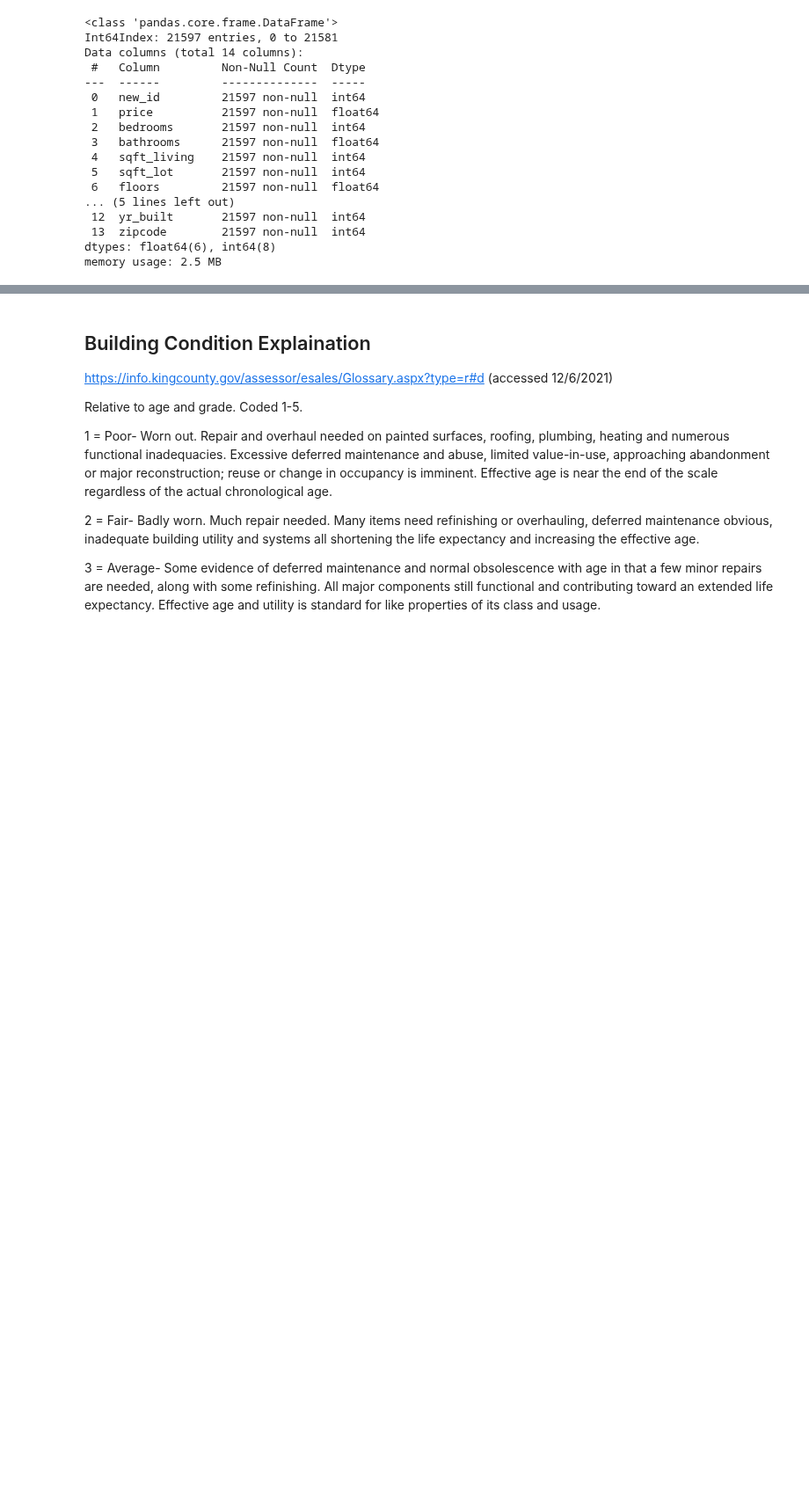
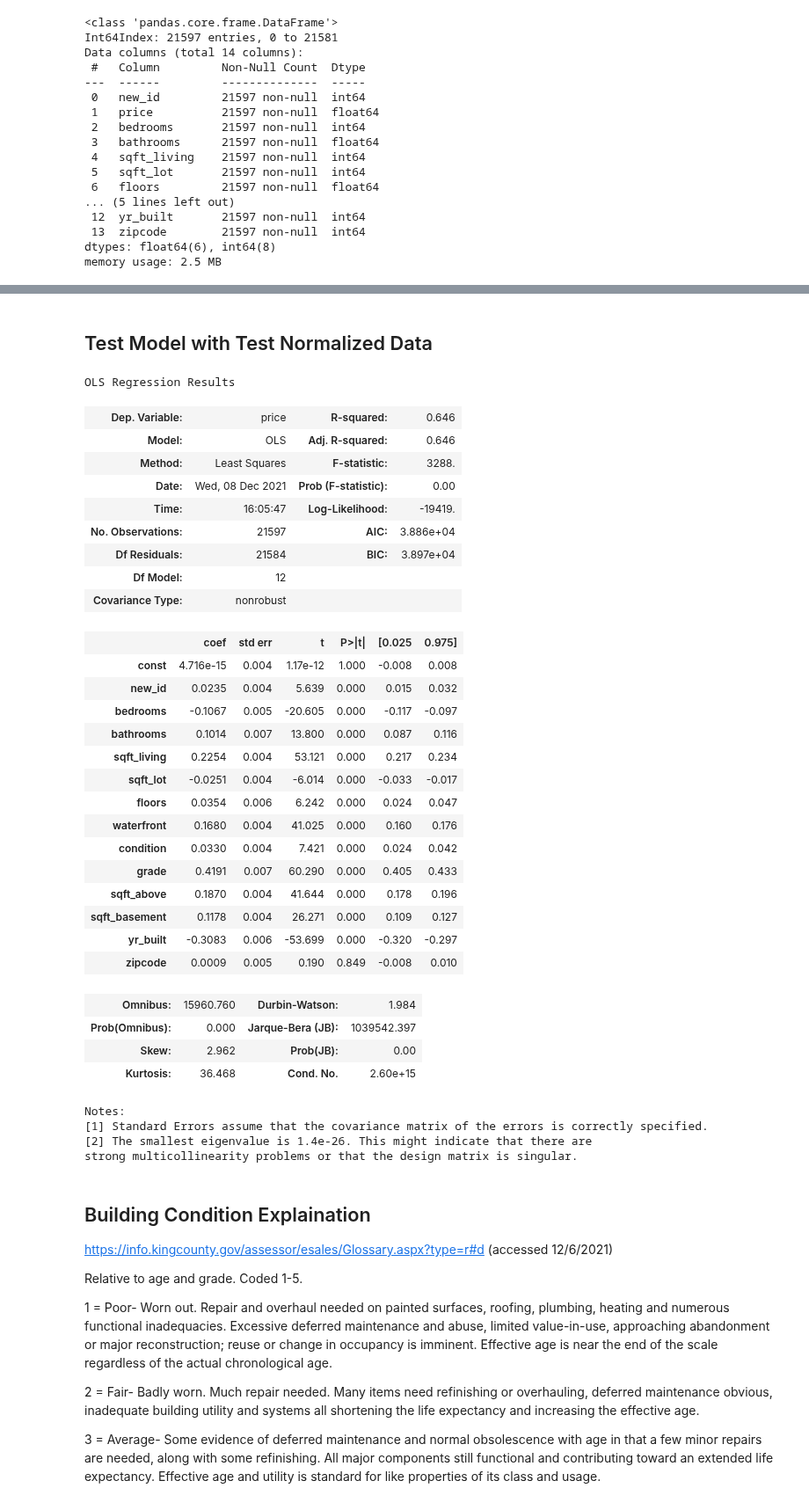
Before and after one commit to jxn628/dsc-home-price-analysis, a Jupyter notebook: student.ipynb, the cells around one changed output, grey strips where cells are left out. Shown at 88% size. Cells and saved outputs as stored; diff of their text form; code cells hidden in the pictures; blank space fills up the shorter version.

```diff
--- a/student.ipynb
+++ b/student.ipynb
@@ -255,0 +358,3 @@ memory usage: 2.5 MB
+# %%
+data= test_df
+data.head()
@@ -255,0 +368,3 @@ memory usage: 2.5 MB
+# %%
+df_norm = norm_feat(data)
+df_norm.head()
@@ -256,3 +378,46 @@ memory usage: 2.5 MB
+# %% [markdown]
+## Test Model with Test Normalized Data
+# %%
+X = df_norm.drop('price', axis=1)
+y = df_norm['price']
+# %%
+X_int = sm.add_constant(X)
+model = sm.OLS(y,X_int).fit()
+model.summary()
+# %% [output]
+OLS Regression Results
+| Dep. Variable: | price | R-squared: | 0.646 |
+| Model: | OLS | Adj. R-squared: | 0.646 |
+| Method: | Least Squares | F-statistic: | 3288. |
+| Date: | Wed, 08 Dec 2021 | Prob (F-statistic): | 0.00 |
+| Time: | 16:05:47 | Log-Likelihood: | -19419. |
+| No. Observations: | 21597 | AIC: | 3.886e+04 |
+| Df Residuals: | 21584 | BIC: | 3.897e+04 |
+| Df Model: | 12 |  |  |
+| Covariance Type: | nonrobust |  |  |
+|  | coef | std err | t | P>|t| | [0.025 | 0.975] |
+| const | 4.716e-15 | 0.004 | 1.17e-12 | 1.000 | -0.008 | 0.008 |
+| new_id | 0.0235 | 0.004 | 5.639 | 0.000 | 0.015 | 0.032 |
+| bedrooms | -0.1067 | 0.005 | -20.605 | 0.000 | -0.117 | -0.097 |
+| bathrooms | 0.1014 | 0.007 | 13.800 | 0.000 | 0.087 | 0.116 |
+| sqft_living | 0.2254 | 0.004 | 53.121 | 0.000 | 0.217 | 0.234 |
+| sqft_lot | -0.0251 | 0.004 | -6.014 | 0.000 | -0.033 | -0.017 |
+| floors | 0.0354 | 0.006 | 6.242 | 0.000 | 0.024 | 0.047 |
+| waterfront | 0.1680 | 0.004 | 41.025 | 0.000 | 0.160 | 0.176 |
+| condition | 0.0330 | 0.004 | 7.421 | 0.000 | 0.024 | 0.042 |
+| grade | 0.4191 | 0.007 | 60.290 | 0.000 | 0.405 | 0.433 |
+| sqft_above | 0.1870 | 0.004 | 41.644 | 0.000 | 0.178 | 0.196 |
+| sqft_basement | 0.1178 | 0.004 | 26.271 | 0.000 | 0.109 | 0.127 |
+| yr_built | -0.3083 | 0.006 | -53.699 | 0.000 | -0.320 | -0.297 |
+| zipcode | 0.0009 | 0.005 | 0.190 | 0.849 | -0.008 | 0.010 |
+| Omnibus: | 15960.760 | Durbin-Watson: | 1.984 |
+| Prob(Omnibus): | 0.000 | Jarque-Bera (JB): | 1039542.397 |
+| Skew: | 2.962 | Prob(JB): | 0.00 |
+| Kurtosis: | 36.468 | Cond. No. | 2.60e+15 |
+Notes:
+[1] Standard Errors assume that the covariance matrix of the errors is correctly specified.
+[2] The smallest eigenvalue is 1.4e-26. This might indicate that there are
+strong multicollinearity problems or that the design matrix is singular.
 # %% [markdown]
 ## Building Condition Explaination
 https://info.kingcounty.gov/assessor/esales/Glossary.aspx?type=r#d (accessed 12/6/2021)
```
Also changed, not shown: parts of 44 cells of this notebook.
